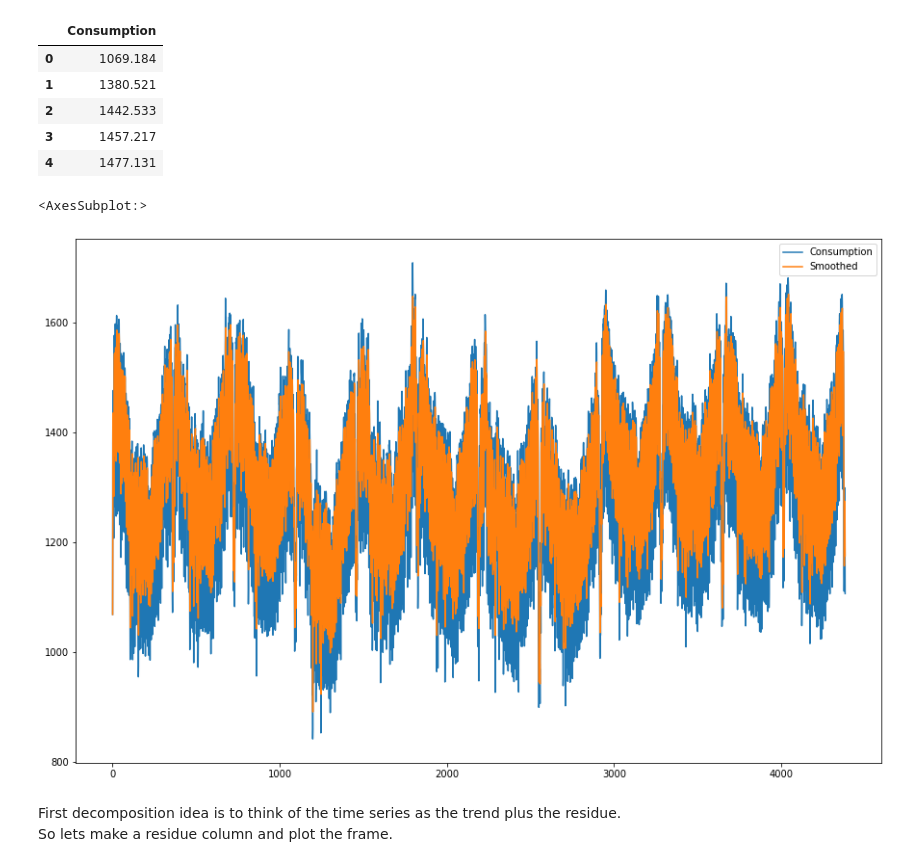
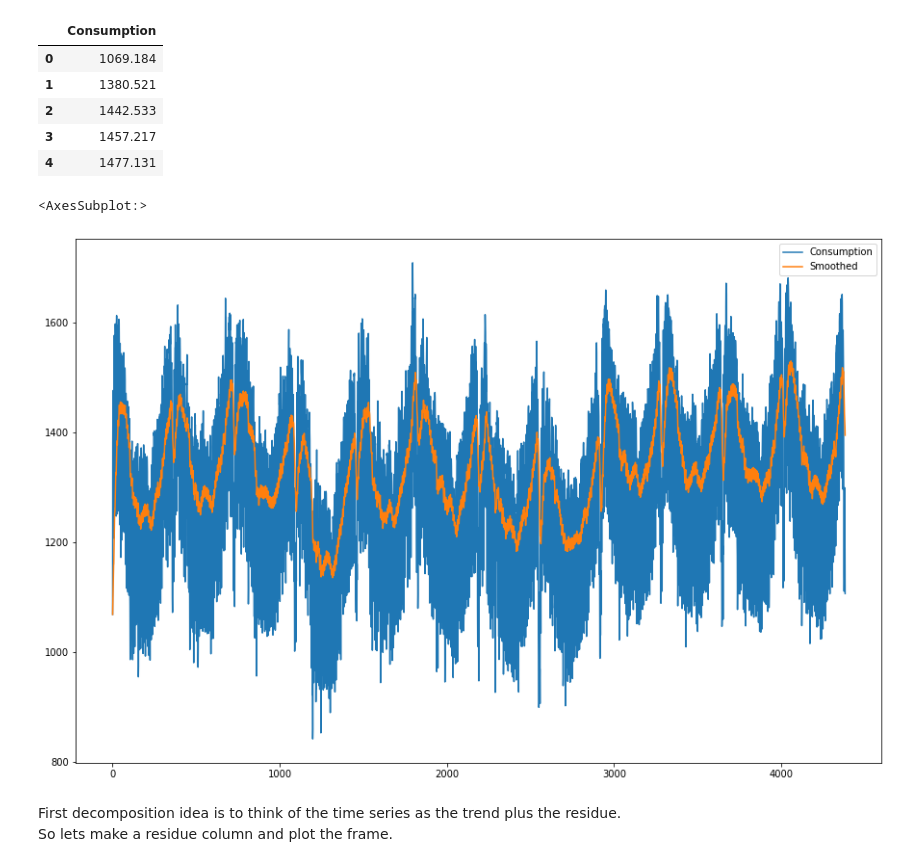
Before and after one commit to huuugh18/finmodel, a Jupyter notebook: 6 - Decompositions.ipynb, the cells around one changed output. Cells and saved outputs as stored; diff of their text form; code cells hidden in the pictures.

```diff
--- a/6 - Decompositions.ipynb
+++ b/6 - Decompositions.ipynb
@@ -107,7 +113,7 @@ df_test.plot()
 # %% [markdown]
 #### German energy consumption example
 # %%
-consumption_df = pd.read_csv('./data/german_daily.csv')['Consumption'].to_frame()
+consumption_df = pd.read_csv('./data/german_daily_solar_wind_consumption.csv')['Consumption'].to_frame()
 
 consumption_df.head()
 # consumption_df.plot()
@@ -119,13 +125,13 @@ consumption_df.head()
 | 3 | 1457.217 |
 | 4 | 1477.131 |
 # %%
-# smooth with alpha = 0.5
+# smooth with alpha = 0.05
 
-consumption_df['Smoothed'] = exp_smooth(consumption_df['Consumption'], 0.5)
+consumption_df['Smoothed'] = exp_smooth(consumption_df['Consumption'], 0.05)
 consumption_df.plot()
 # %% [output]
 <AxesSubplot:>
-[figure, old version]
+[figure, new version]
 # %% [markdown]
 First decomposition idea is to think of the time series as the trend plus the residue.
 So lets make a residue column and plot the frame.
```
Also changed, not shown: parts of 7 cells of this notebook, 16 other files.
